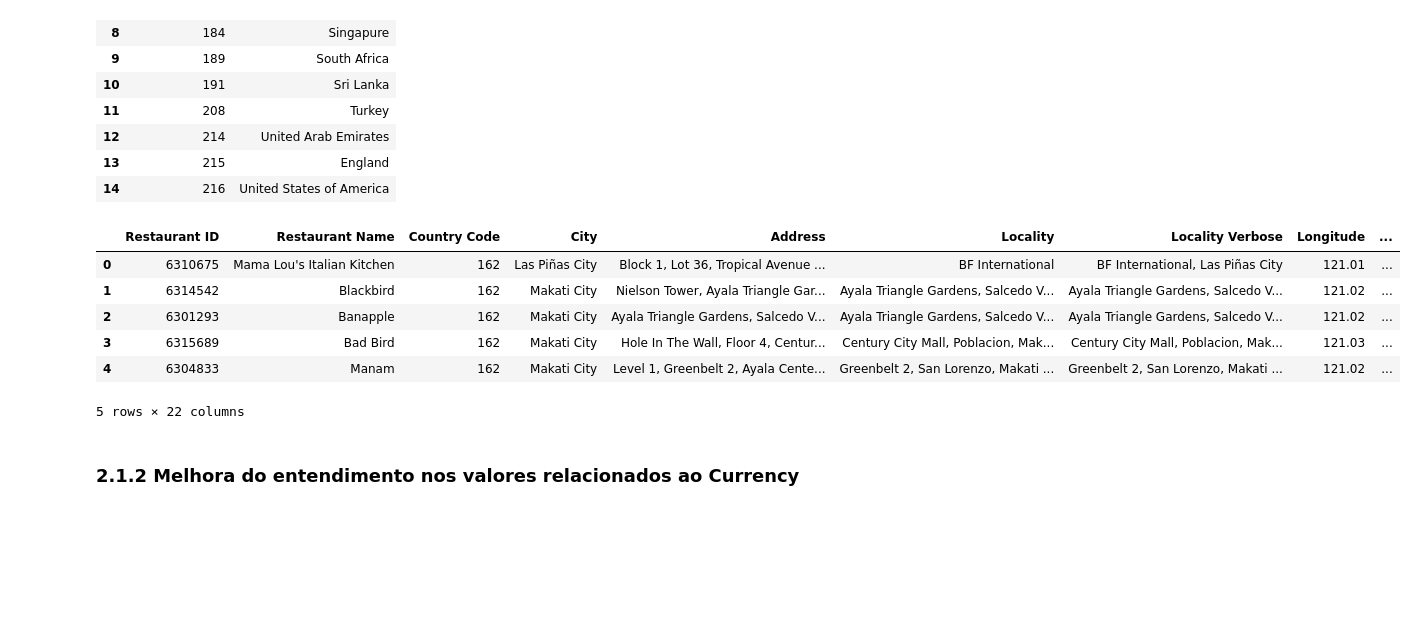
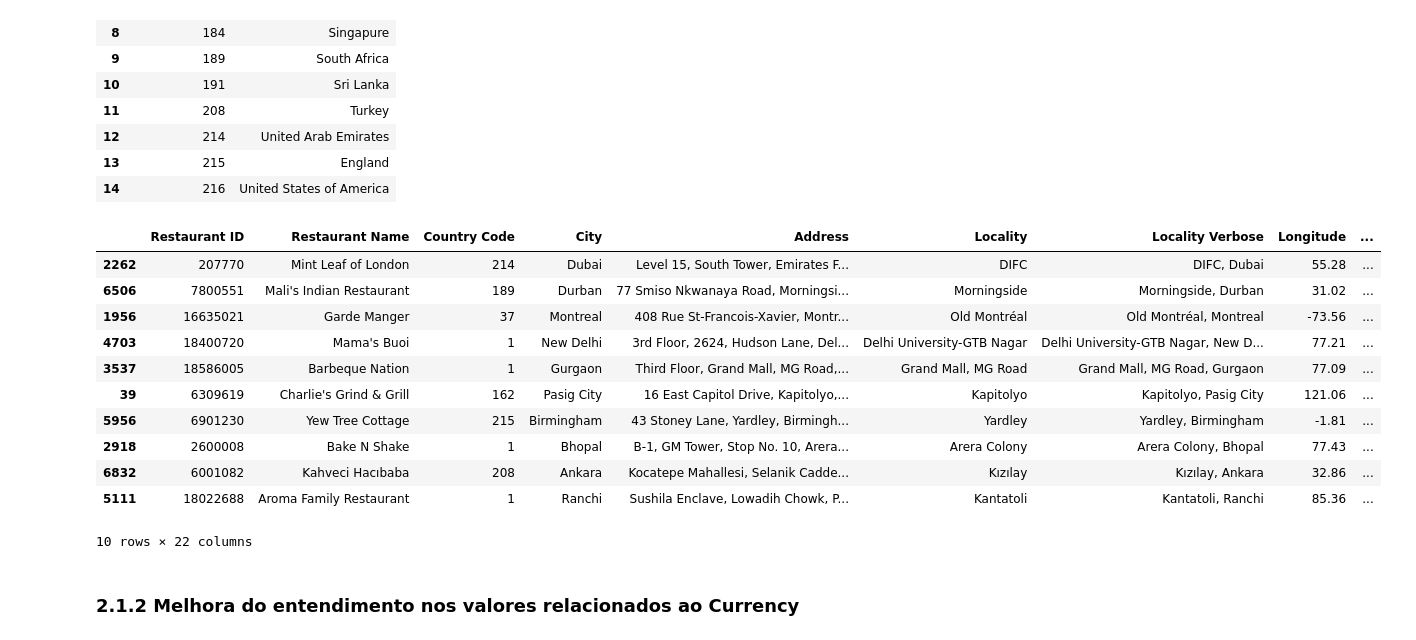
Before and after one commit to Gabrielnbr/Insight_2023_1_App_Comida_Quente, a Jupyter notebook: notebooks/1.0-ETL.ipynb, the cells around one changed output. Cells and saved outputs as stored; diff of their text form; code cells hidden in the pictures; blank space fills up the shorter version.

```diff
--- a/notebooks/1.0-ETL.ipynb
+++ b/notebooks/1.0-ETL.ipynb
@@ -227,15 +239,20 @@ paises
 # %%
 # União entre os datafreames data_raw e países pela coluna "country code"
 data_raw = data_raw.merge(paises, on='Country Code', how='inner')
-data_raw.head(5)
+data_raw.sample(10)
 # %% [output]
 |  | Restaurant ID | Restaurant Name | Country Code | City | Address | Locality | Locality Verbose | Longitude | ... |
-| 0 | 6310675 | Mama Lou's Italian Kitchen | 162 | Las Piñas City | Block 1, Lot 36, Tropical Avenue ... | BF International | BF International, Las Piñas City | 121.01 | ... |
-| 1 | 6314542 | Blackbird | 162 | Makati City | Nielson Tower, Ayala Triangle Gar... | Ayala Triangle Gardens, Salcedo V... | Ayala Triangle Gardens, Salcedo V... | 121.02 | ... |
-| 2 | 6301293 | Banapple | 162 | Makati City | Ayala Triangle Gardens, Salcedo V... | Ayala Triangle Gardens, Salcedo V... | Ayala Triangle Gardens, Salcedo V... | 121.02 | ... |
-| 3 | 6315689 | Bad Bird | 162 | Makati City | Hole In The Wall, Floor 4, Centur... | Century City Mall, Poblacion, Mak... | Century City Mall, Poblacion, Mak... | 121.03 | ... |
-| 4 | 6304833 | Manam | 162 | Makati City | Level 1, Greenbelt 2, Ayala Cente... | Greenbelt 2, San Lorenzo, Makati ... | Greenbelt 2, San Lorenzo, Makati ... | 121.02 | ... |
+| 2262 | 207770 | Mint Leaf of London | 214 | Dubai | Level 15, South Tower, Emirates F... | DIFC | DIFC, Dubai | 55.28 | ... |
+| 6506 | 7800551 | Mali's Indian Restaurant | 189 | Durban | 77 Smiso Nkwanaya Road, Morningsi... | Morningside | Morningside, Durban | 31.02 | ... |
+| 1956 | 16635021 | Garde Manger | 37 | Montreal | 408 Rue St-Francois-Xavier, Montr... | Old Montréal | Old Montréal, Montreal | -73.56 | ... |
+| 4703 | 18400720 | Mama's Buoi | 1 | New Delhi | 3rd Floor, 2624, Hudson Lane, Del... | Delhi University-GTB Nagar | Delhi University-GTB Nagar, New D... | 77.21 | ... |
+| 3537 | 18586005 | Barbeque Nation | 1 | Gurgaon | Third Floor, Grand Mall, MG Road,... | Grand Mall, MG Road | Grand Mall, MG Road, Gurgaon | 77.09 | ... |
+| 39 | 6309619 | Charlie's Grind & Grill | 162 | Pasig City | 16 East Capitol Drive, Kapitolyo,... | Kapitolyo | Kapitolyo, Pasig City | 121.06 | ... |
+| 5956 | 6901230 | Yew Tree Cottage | 215 | Birmingham | 43 Stoney Lane, Yardley, Birmingh... | Yardley | Yardley, Birmingham | -1.81 | ... |
+| 2918 | 2600008 | Bake N Shake | 1 | Bhopal | B-1, GM Tower, Stop No. 10, Arera... | Arera Colony | Arera Colony, Bhopal | 77.43 | ... |
+| 6832 | 6001082 | Kahveci Hacıbaba | 208 | Ankara | Kocatepe Mahallesi, Selanik Cadde... | Kızılay | Kızılay, Ankara | 32.86 | ... |
+| 5111 | 18022688 | Aroma Family Restaurant | 1 | Ranchi | Sushila Enclave, Lowadih Chowk, P... | Kantatoli | Kantatoli, Ranchi | 85.36 | ... |
-5 rows × 22 columns
+10 rows × 22 columns
 # %% [markdown]
 ### 2.1.2 Melhora do entendimento nos valores relacionados ao Currency
 # %%
```
Also changed, not shown: parts of 9 cells of this notebook, 9 other files.
